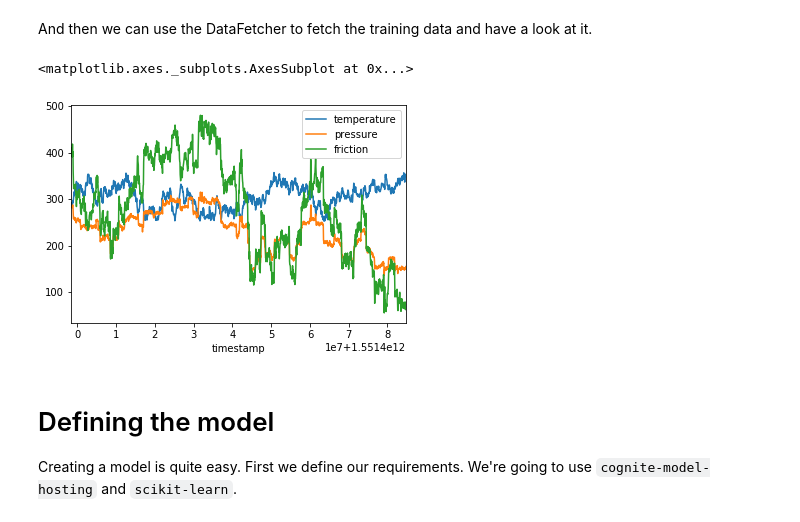
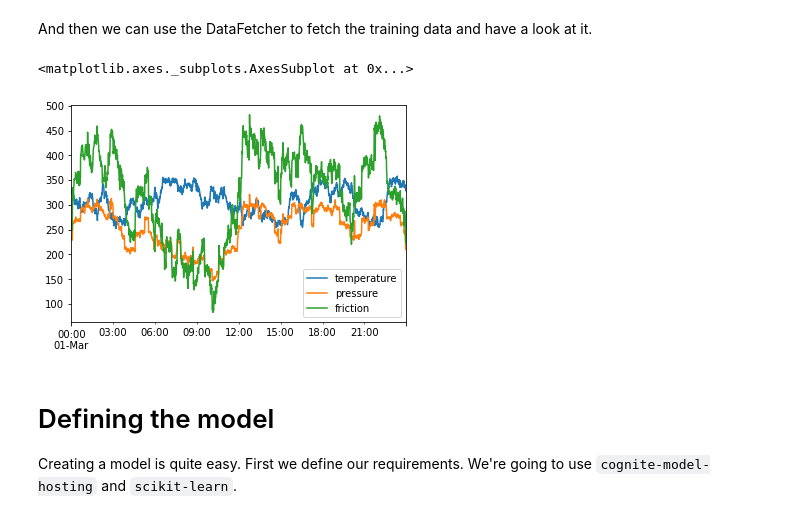
Before and after one commit to cognitedata/cognite-python-docs, a Jupyter notebook: examples/model_hosting/notebook/training/LocalTraining.ipynb, the cells around one changed output. Drawn from its saved outputs; the diff is of its cells as text; code cells hidden in the pictures.

```diff
--- a/examples/model_hosting/notebook/training/LocalTraining.ipynb
+++ b/examples/model_hosting/notebook/training/LocalTraining.ipynb
@@ -16,9 +16,9 @@ You can use your own data or you can generate some fake data by running the `gen
 # The ids of the time series we will use for training
 # NOTE: USE YOUR OWN TIME SERIES OR THOSE YOU GET FROM generate_data.py
 ts_ids = {
-    'temperature': 1679922414096185,
-    'pressure': 3284093576623567,
-    'friction': 413574373177922,
+    'temperature': 6663885396914735,
+    'pressure': 782835363770365,
+    'friction': 4812982692639282,
 }
 # %% [markdown]
 We'll define our training and validation data in a DataSpec.
@@ -52,14 +52,14 @@ And then we can use the DataFetcher to fetch the training data and have a look a
 # %%
 from cognite.model_hosting.data_fetcher import DataFetcher
 
 data_fetcher = DataFetcher(training_data_spec)
 df = data_fetcher.time_series.fetch_dataframe(["temperature", "pressure", "friction"])
 
 %matplotlib inline
-df.plot(x="timestamp")
+df.plot()
 # %% [output]
 <matplotlib.axes._subplots.AxesSubplot at 0x...>
-[figure, old version]
+[figure, new version]
 # %% [markdown]
 # Defining the model
 
```
Also changed, not shown: parts of 10 cells of this notebook, 1 other file.
